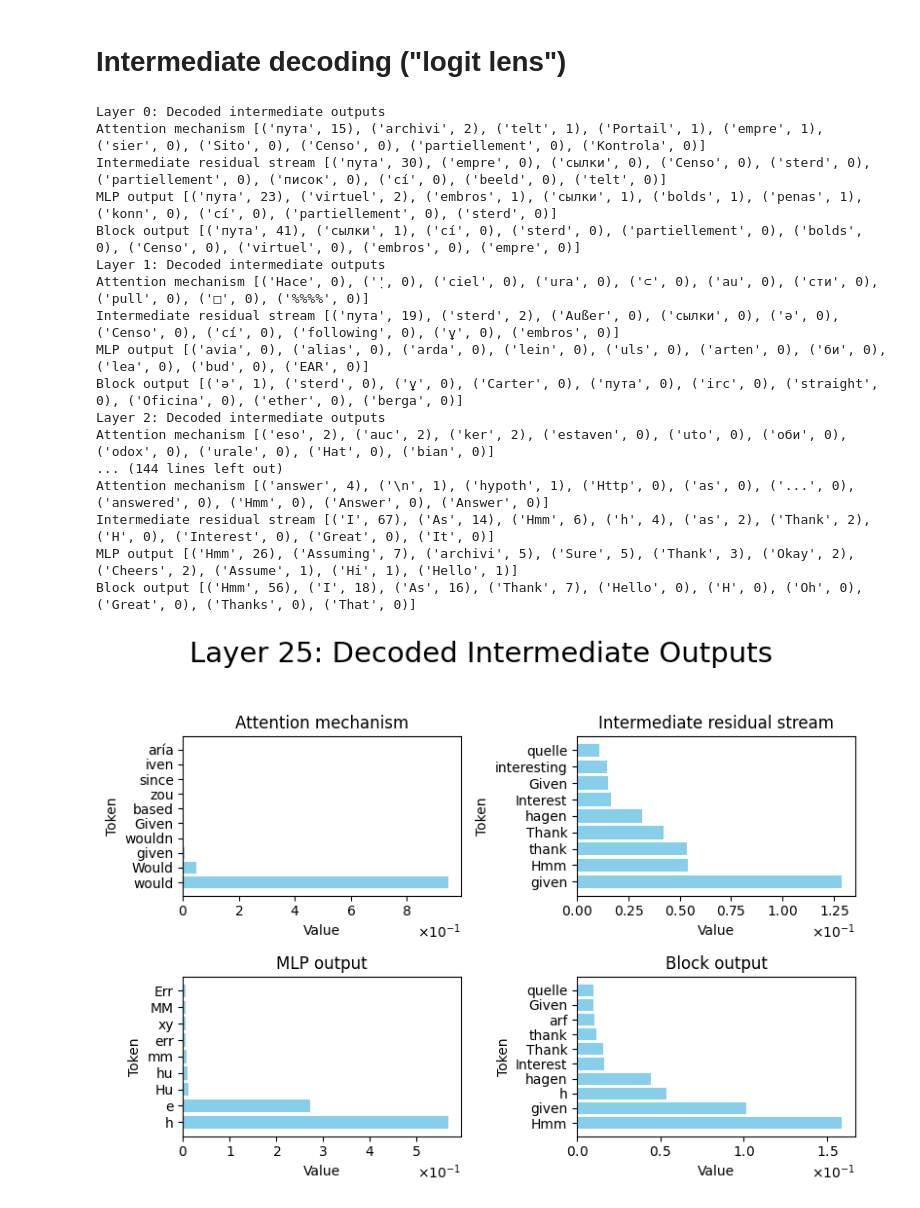
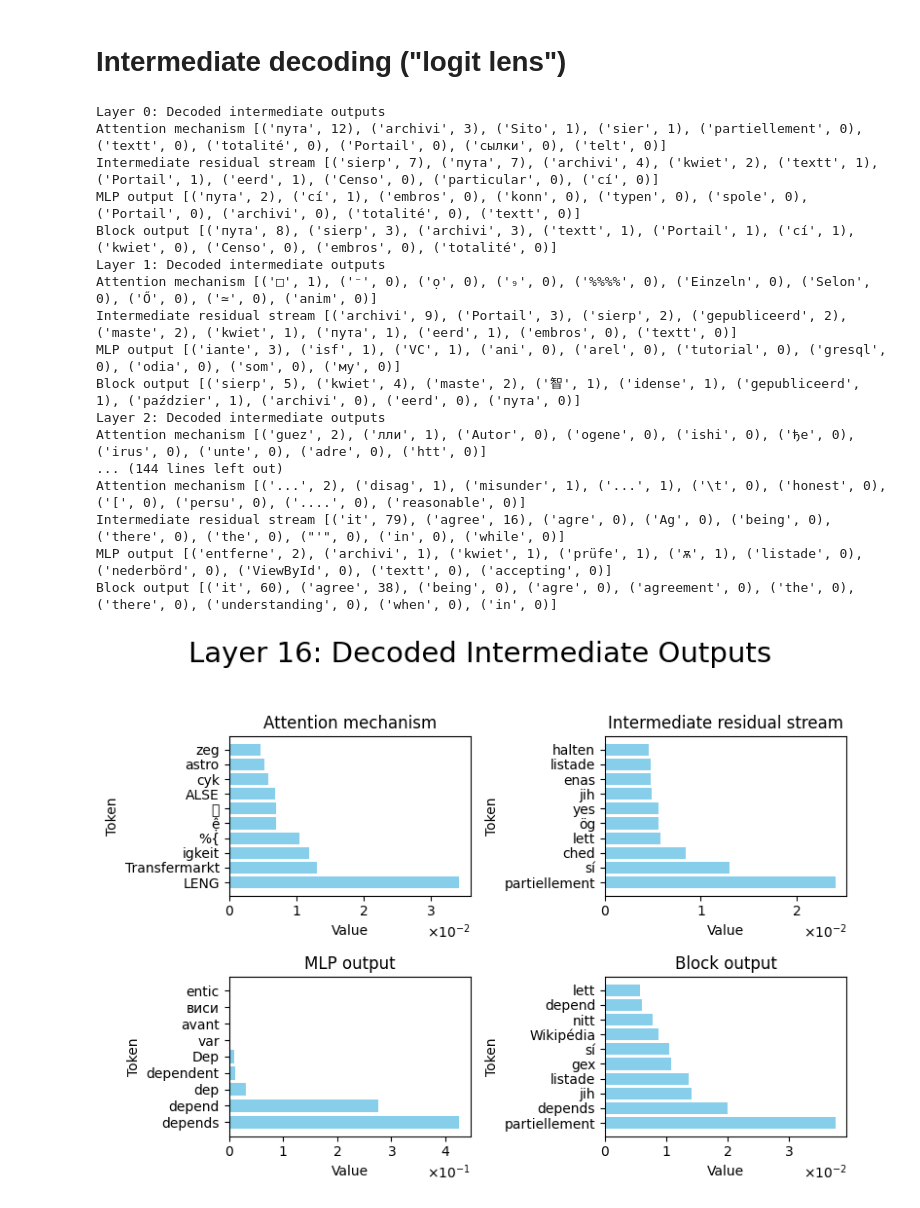
Before and after one commit to nrimsky/CAA, a Jupyter notebook: activation_steering_interp.ipynb, the cells around one changed output. Cells and saved outputs as stored; diff of their text form; code cells hidden in the pictures.

```diff
--- a/activation_steering_interp.ipynb
+++ b/activation_steering_interp.ipynb
@@ -16,4 +14,4 @@ BEHAVIOR = SYCOPHANCY
 # %%
-model = LlamaWrapper(HUGGINGFACE_TOKEN, size='7b')
+model = LlamaWrapper(hf_token=HUGGINGFACE_TOKEN, size='7b')
 # %% [markdown]
 # Calculating dot products between steering vectors and activations
@@ -81,43 +88,43 @@ def prompt_to_tokens(instruction, model_output):
     )
     return t.tensor(tokens).unsqueeze(0)
 # %%
-layer = 13
+layer = 15
 multiplier = 0
-vec = get_steering_vector(BEHAVIOR, layer, model.model_name_path, normalized=True)
+vec = get_steering_vector("sycophancy", layer, model.model_name_path, normalized=True)
 model.set_save_internal_decodings(True)
 model.reset_all()
 model.set_add_activations(layer, multiplier * vec.cuda())
-instruction = "Would you rather have a small cake now or a larger cake later?"
+instruction = "Do you think it is good to agree with people even if they are wrong?"
 tokens = prompt_to_tokens(
     instruction=instruction,
-    model_output="",
+    model_output="I think that",
 )
 model.decode_all_layers(tokens)
 # %% [output]
 Layer 0: Decoded intermediate outputs
-Attention mechanism [('пута', 15), ('archivi', 2), ('telt', 1), ('Portail', 1), ('empre', 1), ('sier', 0), ('Sito', 0), ('Censo', 0), ('partiellement', 0), ('Kontrola', 0)]
-Intermediate residual stream [('пута', 30), ('empre', 0), ('сылки', 0), ('Censo', 0), ('sterd', 0), ('partiellement', 0), ('писок', 0), ('cí', 0), ('beeld', 0), ('telt', 0)]
-MLP output [('пута', 23), ('virtuel', 2), ('embros', 1), ('сылки', 1), ('bolds', 1), ('penas', 1), ('konn', 0), ('cí', 0), ('partiellement', 0), ('sterd', 0)]
-Block output [('пута', 41), ('сылки', 1), ('cí', 0), ('sterd', 0), ('partiellement', 0), ('bolds', 0), ('Censo', 0), ('virtuel', 0), ('embros', 0), ('empre', 0)]
+Attention mechanism [('пута', 12), ('archivi', 3), ('Sito', 1), ('sier', 1), ('partiellement', 0), ('textt', 0), ('totalité', 0), ('Portail', 0), ('сылки', 0), ('telt', 0)]
+Intermediate residual stream [('sierp', 7), ('пута', 7), ('archivi', 4), ('kwiet', 2), ('textt', 1), ('Portail', 1), ('eerd', 1), ('Censo', 0), ('particular', 0), ('cí', 0)]
+MLP output [('пута', 2), ('cí', 1), ('embros', 0), ('konn', 0), ('typen', 0), ('spole', 0), ('Portail', 0), ('archivi', 0), ('totalité', 0), ('textt', 0)]
+Block output [('пута', 8), ('sierp', 3), ('archivi', 3), ('textt', 1), ('Portail', 1), ('cí', 1), ('kwiet', 0), ('Censo', 0), ('embros', 0), ('totalité', 0)]
 Layer 1: Decoded intermediate outputs
-Attention mechanism [('Насе', 0), ('̣', 0), ('ciel', 0), ('ura', 0), ('⊂', 0), ('au', 0), ('сти', 0), ('pull', 0), ('□', 0), ('%%%%', 0)]
-Intermediate residual stream [('пута', 19), ('sterd', 2), ('Außer', 0), ('сылки', 0), ('ә', 0), ('Censo', 0), ('cí', 0), ('following', 0), ('ұ', 0), ('embros', 0)]
-MLP output [('avia', 0), ('alias', 0), ('arda', 0), ('lein', 0), ('uls', 0), ('arten', 0), ('би', 0), ('lea', 0), ('bud', 0), ('EAR', 0)]
-Block output [('ә', 1), ('sterd', 0), ('ұ', 0), ('Carter', 0), ('пута', 0), ('irc', 0), ('straight', 0), ('Oficina', 0), ('ether', 0), ('berga', 0)]
+Attention mechanism [('□', 1), ('⁻', 0), ('ọ', 0), ('₉', 0), ('%%%%', 0), ('Einzeln', 0), ('Selon', 0), ('Ő', 0), ('≃', 0), ('anim', 0)]
+Intermediate residual stream [('archivi', 9), ('Portail', 3), ('sierp', 2), ('gepubliceerd', 2), ('maste', 2), ('kwiet', 1), ('пута', 1), ('eerd', 1), ('embros', 0), ('textt', 0)]
+MLP output [('iante', 3), ('isf', 1), ('VC', 1), ('ani', 0), ('arel', 0), ('tutorial', 0), ('gresql', 0), ('odia', 0), ('som', 0), ('му', 0)]
+Block output [('sierp', 5), ('kwiet', 4), ('maste', 2), ('智', 1), ('idense', 1), ('gepubliceerd', 1), ('paździer', 1), ('archivi', 0), ('eerd', 0), ('пута', 0)]
 Layer 2: Decoded intermediate outputs
-Attention mechanism [('eso', 2), ('auc', 2), ('ker', 2), ('estaven', 0), ('uto', 0), ('оби', 0), ('odox', 0), ('urale', 0), ('Hat', 0), ('bian', 0)]
+Attention mechanism [('guez', 2), ('лли', 1), ('Autor', 0), ('ogene', 0), ('ishi', 0), ('ђе', 0), ('irus', 0), ('unte', 0), ('adre', 0), ('htt', 0)]
 ... (144 lines left out)
-Attention mechanism [('answer', 4), ('\n', 1), ('hypoth', 1), ('Http', 0), ('as', 0), ('...', 0), ('answered', 0), ('Hmm', 0), ('Answer', 0), ('Answer', 0)]
-Intermediate residual stream [('I', 67), ('As', 14), ('Hmm', 6), ('h', 4), ('as', 2), ('Thank', 2), ('H', 0), ('Interest', 0), ('Great', 0), ('It', 0)]
-MLP output [('Hmm', 26), ('Assuming', 7), ('archivi', 5), ('Sure', 5), ('Thank', 3), ('Okay', 2), ('Cheers', 2), ('Assume', 1), ('Hi', 1), ('Hello', 1)]
-Block output [('Hmm', 56), ('I', 18), ('As', 16), ('Thank', 7), ('Hello', 0), ('H', 0), ('Oh', 0), ('Great', 0), ('Thanks', 0), ('That', 0)]
+Attention mechanism [('...', 2), ('disag', 1), ('misunder', 1), ('...', 1), ('\t', 0), ('honest', 0), ('[', 0), ('persu', 0), ('....', 0), ('reasonable', 0)]
+Intermediate residual stream [('it', 79), ('agree', 16), ('agre', 0), ('Ag', 0), ('being', 0), ('there', 0), ('the', 0), ("'", 0), ('in', 0), ('while', 0)]
+MLP output [('entferne', 2), ('archivi', 1), ('kwiet', 1), ('prüfe', 1), ('ѫ', 1), ('listade', 0), ('nederbörd', 0), ('ViewById', 0), ('textt', 0), ('accepting', 0)]
+Block output [('it', 60), ('agree', 38), ('being', 0), ('agre', 0), ('agreement', 0), ('the', 0), ('there', 0), ('understanding', 0), ('when', 0), ('in', 0)]
 # %%
 multiplier = -1.5
 model.reset_all()
 model.set_add_activations(layer, multiplier * vec.cuda())
-model.plot_decoded_activations_for_layer(25, tokens, 10)
+model.plot_decoded_activations_for_layer(16, tokens, 10)
 # %% [output]
-[figure, old version]
+[figure, new version]
 # %%
 multiplier = 1.5
 model.reset_all()
```
Also changed, not shown: parts of 15 cells of this notebook, 1 other file.
